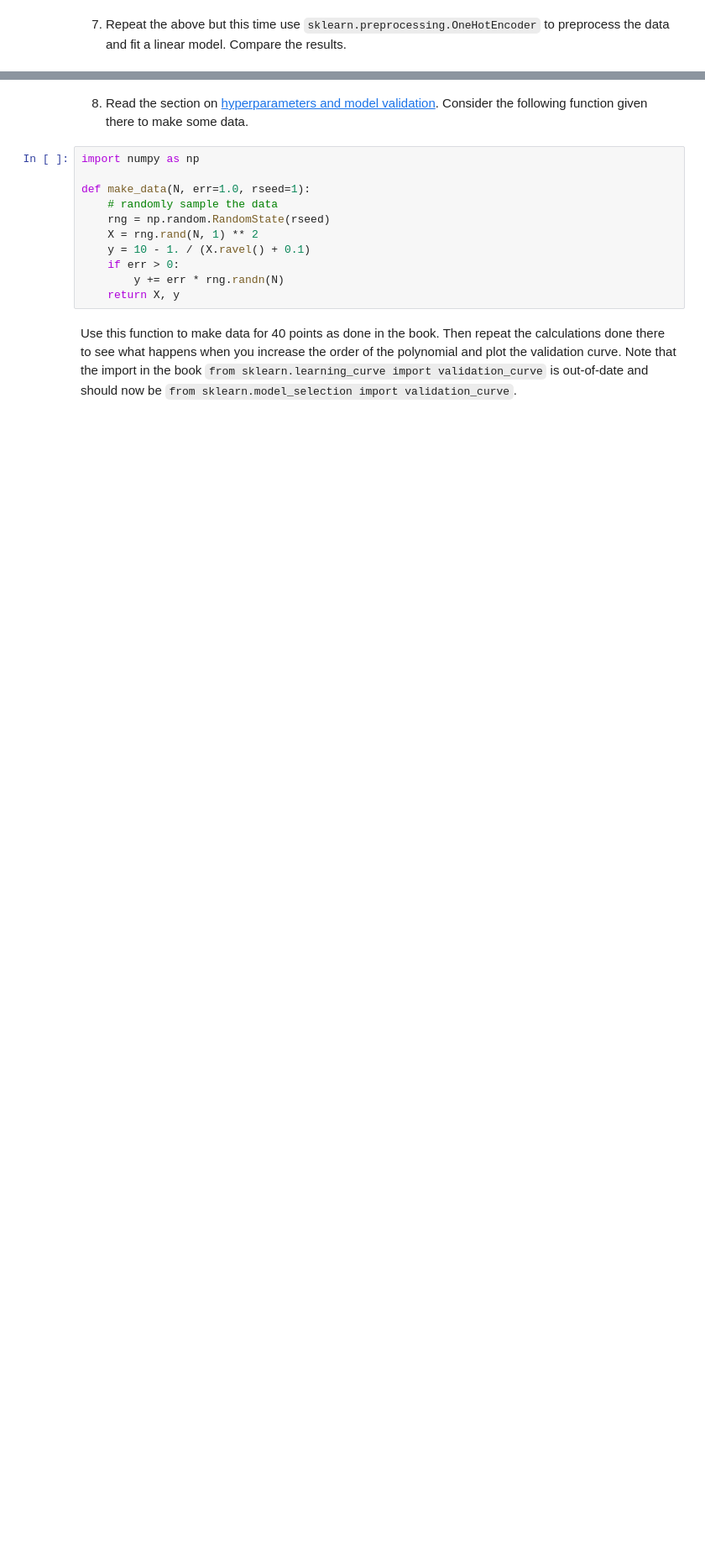
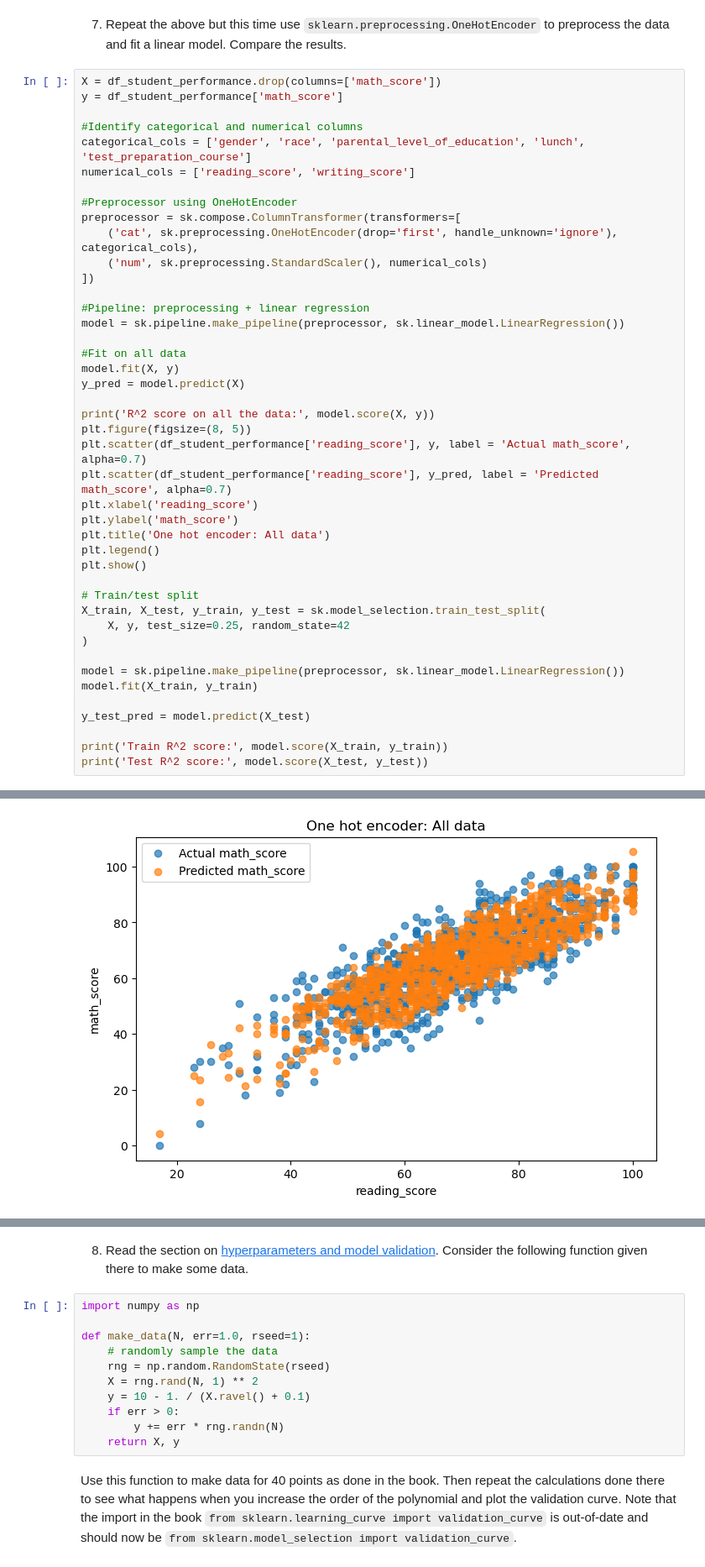
Before and after one commit to Amolsingh/IITB-DSAI, a Jupyter notebook: Programming for machine learning/Assignments/Assignment_7_Amol_Singh.ipynb, the cells around one changed output, grey strips where cells are left out. Shown at 84% size. Cells and saved outputs as stored; diff of their text form; blank space fills up the shorter version.

```diff
--- a/Programming for machine learning/Assignments/Assignment_7_Amol_Singh.ipynb
+++ b/Programming for machine learning/Assignments/Assignment_7_Amol_Singh.ipynb
@@ -19,2 +196,46 @@ Read the first 6 sections of [Chapter 5](https://jakevdp.github.io/PythonDataSci
 # %% [markdown]
 7. Repeat the above but this time use `sklearn.preprocessing.OneHotEncoder` to preprocess the data and fit a linear model. Compare the results.
+# %%
+X = df_student_performance.drop(columns=['math_score'])
+y = df_student_performance['math_score']
+
+#Identify categorical and numerical columns
+categorical_cols = ['gender', 'race', 'parental_level_of_education', 'lunch', 'test_preparation_course']
+numerical_cols = ['reading_score', 'writing_score']
+
+#Preprocessor using OneHotEncoder
+preprocessor = sk.compose.ColumnTransformer(transformers=[
+    ('cat', sk.preprocessing.OneHotEncoder(drop='first', handle_unknown='ignore'), categorical_cols),
+    ('num', sk.preprocessing.StandardScaler(), numerical_cols)
+])
+
+#Pipeline: preprocessing + linear regression
+model = sk.pipeline.make_pipeline(preprocessor, sk.linear_model.LinearRegression())
+
+#Fit on all data
+model.fit(X, y)
+y_pred = model.predict(X)
+
+print('R^2 score on all the data:', model.score(X, y))
+plt.figure(figsize=(8, 5))
+plt.scatter(df_student_performance['reading_score'], y, label = 'Actual math_score', alpha=0.7)
+plt.scatter(df_student_performance['reading_score'], y_pred, label = 'Predicted math_score', alpha=0.7)
+plt.xlabel('reading_score')
+plt.ylabel('math_score')
+plt.title('One hot encoder: All data')
+plt.legend()
+plt.show()
+
+# Train/test split
+X_train, X_test, y_train, y_test = sk.model_selection.train_test_split(
+    X, y, test_size=0.25, random_state=42
+)
+
+model = sk.pipeline.make_pipeline(preprocessor, sk.linear_model.LinearRegression())
+model.fit(X_train, y_train)
+
+y_test_pred = model.predict(X_test)
+
+print('Train R^2 score:', model.score(X_train, y_train))
+print('Test R^2 score:', model.score(X_test, y_test))
+# %% [output]
@@ -20,0 +243 @@ Read the first 6 sections of [Chapter 5](https://jakevdp.github.io/PythonDataSci
+[figure, added]
```
Also changed, not shown: parts of 13 cells of this notebook, 24 other files.
